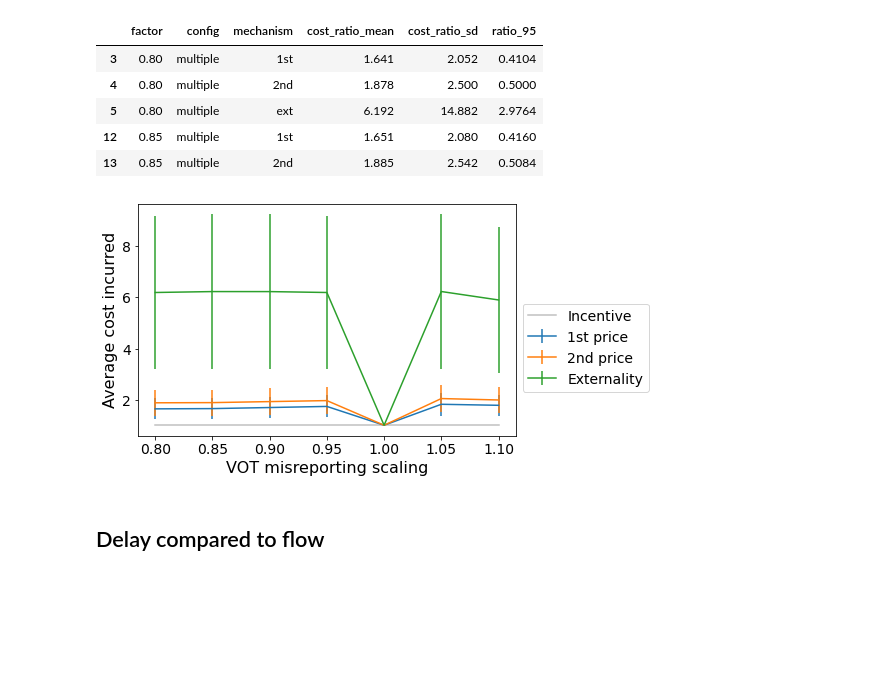
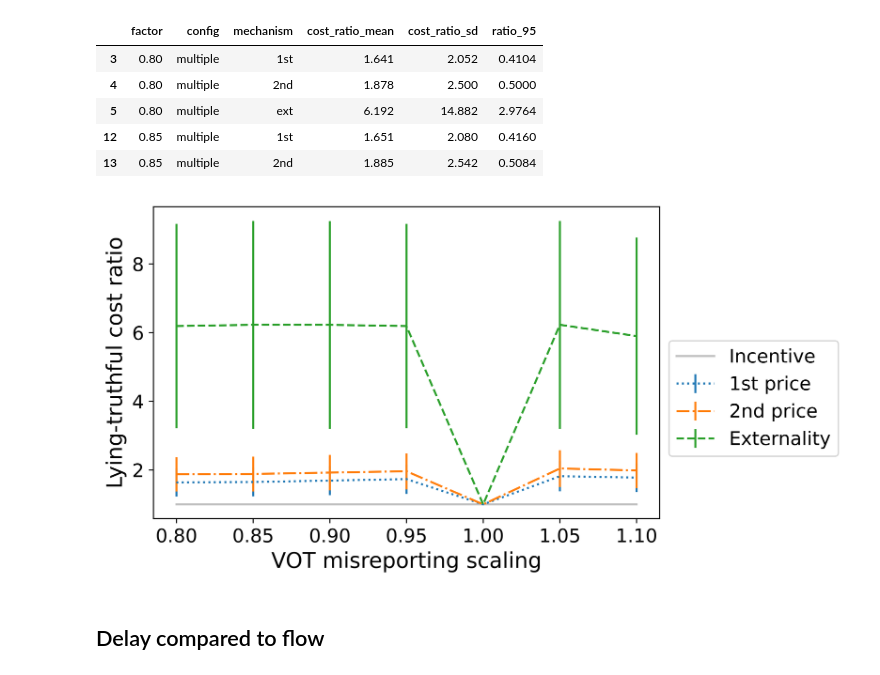
Before and after one commit to CarlinLiao/dissertation_derivations, a Jupyter notebook: plots.ipynb, the cells around one changed output. Cells and saved outputs as stored; diff of their text form; code cells hidden in the pictures; blank space fills up the shorter version.

```diff
--- a/plots.ipynb
+++ b/plots.ipynb
@@ -13,6 +13,8 @@ plt.rc('xtick', labelsize=SMALL_SIZE)    # fontsize of the tick labels
 plt.rc('ytick', labelsize=SMALL_SIZE)    # fontsize of the tick labels
 plt.rc('legend', fontsize=SMALL_SIZE)    # legend fontsize
 plt.rc('figure', titlesize=BIGGER_SIZE)  # fontsize of the figure title
+
+plt.rc('figure', dpi=600)
 # %% [markdown]
 ## AV percentage
 # %%
@@ -56,21 +58,24 @@ df.head()
 | 13 | 0.85 | multiple | 2nd | 1.885 | 2.542 | 0.5084 |
 # %%
 plt.figure(figsize=(8,4.2))
+names = {'1st': '1st price',
+         '2nd': '2nd price',
+         'ext': 'Externality'}
+marker = {'1st': ':',
+          '2nd': '-.',
+          'ext': '--'}
 for mechanism in ('1st', '2nd', 'ext'):
-    names = {'1st': '1st price',
-    '2nd': '2nd price',
-    'ext': 'Externality'}
     df_subset = df[df['mechanism'] == mechanism]
-    plt.errorbar(df_subset['factor'], df_subset['cost_ratio_mean'], df_subset['ratio_95'], label=names[mechanism])
+    plt.errorbar(df_subset['factor'], df_subset['cost_ratio_mean'], df_subset['ratio_95'], linestyle=marker[mechanism], label=names[mechanism])
 plt.plot([i/100 for i in range(80, 111, 5)], [1 for _ in range(7)], c='gray', alpha = .5, label='Incentive')
 plt.xlabel('VOT misreporting scaling')
-plt.ylabel('Average cost incurred')
+plt.ylabel('Lying-truthful cost ratio')
 plt.legend(bbox_to_anchor=(1,.6), loc="upper left")
 plt.tight_layout()
 plt.savefig('figs/vot_misreport.png')
 plt.show()
 # %% [output]
-[figure, old version]
+[figure, new version]
 # %% [markdown]
 ## Delay compared to flow
 # %%
```
Also changed, not shown: parts of 5 cells of this notebook, 1 other file.
